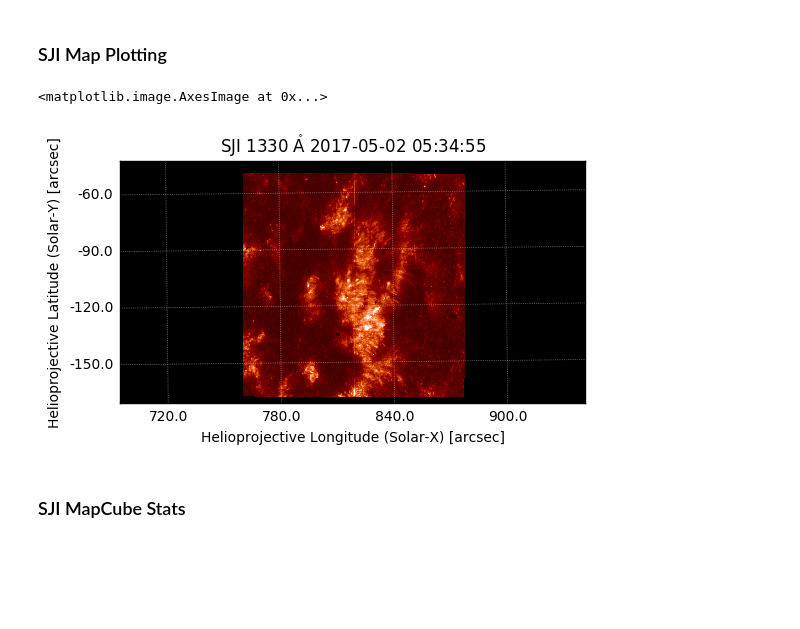
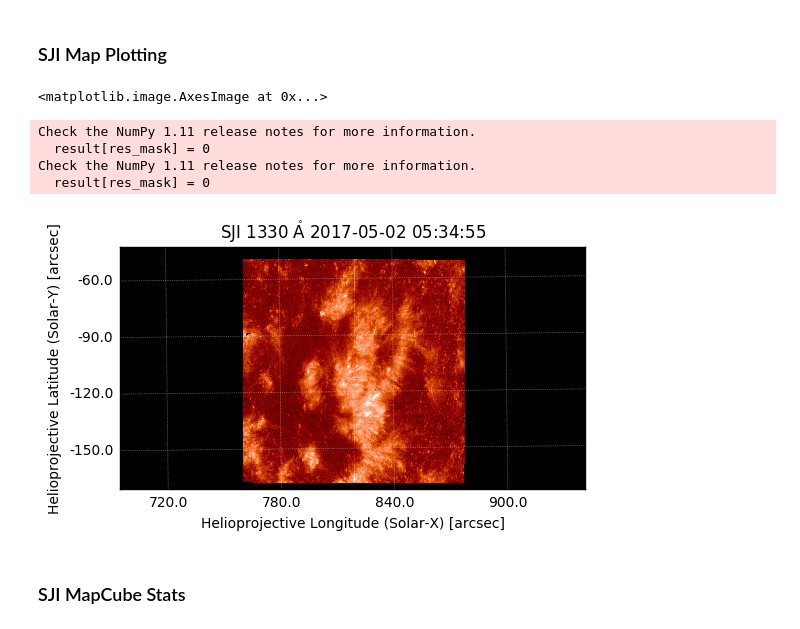
Before and after one commit to sunpy/sunraster, a Jupyter notebook: IRISpy SJICube.ipynb, the cells around one changed output. Saved outputs shown, nothing was run; the diff lists cells and outputs as text; code cells hidden in the pictures; blank space fills up the shorter version.

```diff
--- a/IRISpy SJICube.ipynb
+++ b/IRISpy SJICube.ipynb
@@ -32,12 +37,16 @@ sji2832map = sji2832cube[i]
 # %% [markdown]
 ### SJI Map Plotting
 # %%
-sji1330norm = colors.Normalize(-32010, -31700)
+sji1330norm = colors.PowerNorm(.4, 1, 300)
 sji1330map.plot_settings['norm']=sji1330norm
 sji1330map.plot()
 # %% [output]
 <matplotlib.image.AxesImage at 0x...>
+Check the NumPy 1.11 release notes for more information.
+  result[res_mask] = 0
+Check the NumPy 1.11 release notes for more information.
+  result[res_mask] = 0
-[figure, old version]
+[figure, new version]
 # %% [markdown]
 ### SJI MapCube Stats
 # %%
```
Also changed, not shown: parts of 13 cells of this notebook, 5 other files.
